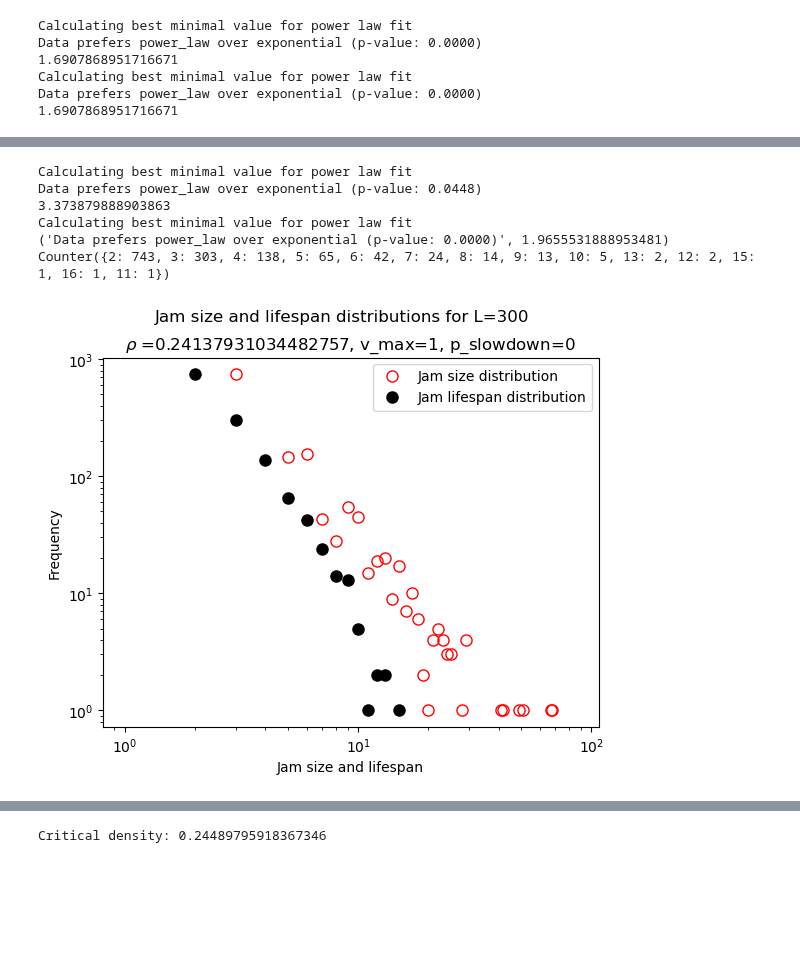
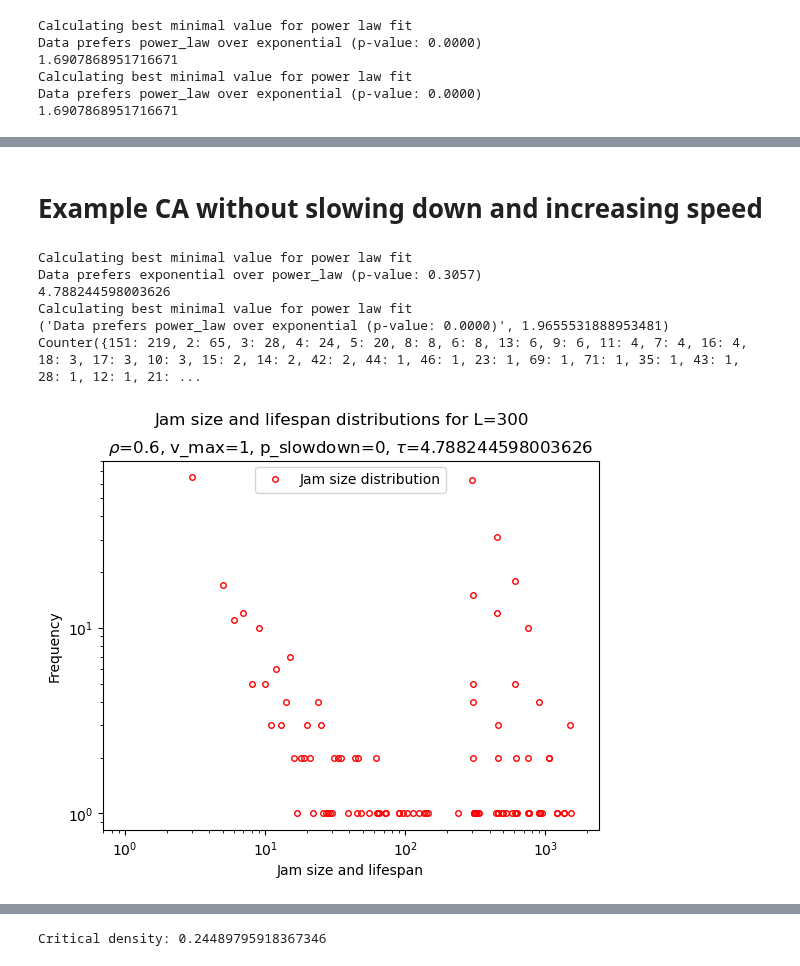
Before and after one commit to ThomasTenDamme/CSS-Group1, a Jupyter notebook: caros_notebook.ipynb, the cells around one changed output, grey strips where cells are left out. Drawn from its saved outputs; the diff is of its cells as text; code cells hidden in the pictures; blank space fills up the shorter version.

```diff
--- a/caros_notebook.ipynb
+++ b/caros_notebook.ipynb
@@ -412,57 +395,60 @@ Counter({2: 5016, 3: 2621, 4: 1725, 5: 1207, 6: 919, 7: 706, 8: 596, 9: 460, 10:
+# %% [markdown]
+# Example CA without slowing down and increasing speed
 # %%
 import sys
 sys.setrecursionlimit(10000)
 
-p = 0.24137931034482757
+p = 0.6 #0.24137931034482757
 L = 300
 T = int(L/2)
-n = 100
+n = 10
 
 # NaSch parameters
-p_slowdown = 0
-v_max = 1
+p_slowdown = 0 #0.3157894736842105
+v_max = 1 #3
 
 # Dynamic parameters
 neighbourhood_size = 3
 entry_chance = 0.01
 exit_chance = 0.01
+
 
 current_state = initial_state_nasch(L=L, p=p, v_max=v_max)
 
 evolution = nasch_step(current_state, v_max=v_max, p_slowdown=p_slowdown,
                        dynamic_model=False, neighbourhood_size=neighbourhood_size,
                        entry_chance=entry_chance, exit_chance=exit_chance)
 
 lifespan_counter, jam_size_counter, evolutions = run_model_stochastic(p, L, T, n, v_max=v_max, p_slowdown = p_slowdown,
                                                                       return_evolutions=True, dynamic_model=False, neighbourhood_size=neighbourhood_size,
                                                                       entry_chance=entry_chance, exit_chance=exit_chance)
 
 
 def power(x,b):
     return x**(-b)
 
 result, exponent = analyze_powerlaw_distribution(list(jam_size_counter.elements()))
 print(result) #print result of power law test
 print(exponent)
 esult_lifespan_test = analyze_powerlaw_distribution(list(lifespan_counter.elements()))
 print(result_lifespan_test) #print result of power law test
 print(lifespan_counter)
 
-plt.loglog(range(1, int(max(jam_size_counter.keys()))), [jam_size_counter[i] for i in range(1, int(max(jam_size_counter.keys())))], 'o', markerfacecolor='none', markeredgecolor='red', markersize=8)
-plt.loglog(range(1, int(max(lifespan_counter.keys()))), [lifespan_counter[i] for i in range(1, int(max(lifespan_counter.keys())))], 'o', color='black', markersize=8)
+plt.loglog(range(1, int(max(jam_size_counter.keys()))), [jam_size_counter[i] for i in range(1, int(max(jam_size_counter.keys())))], 'o', markerfacecolor='none', markeredgecolor='red', markersize=4)
+#plt.loglog(range(1, int(max(lifespan_counter.keys()))), [lifespan_counter[i] for i in range(1, int(max(lifespan_counter.keys())))], 'o', color='black', markersize=8)
 #line to plot the critical exponent line in the plot
 #plt.loglog(range(1, int(max(jam_size_counter.keys()))), power(range(1, int(max(jam_size_counter.keys()))), exponent), '--')
 plt.legend(['Jam size distribution', 'Jam lifespan distribution'])
-plt.title('$\\rho$ =0.24137931034482757, v_max=1, p_slowdown=0')
+plt.title(f'$\\rho$=0.6, v_max=1, p_slowdown=0, $\\tau$={exponent}')
 plt.xlabel('Jam size and lifespan')
 plt.ylabel('Frequency')
 plt.suptitle('Jam size and lifespan distributions for L=300')
 plt.show()
 # %% [output]
 Calculating best minimal value for power law fit
-Data prefers power_law over exponential (p-value: 0.0448)
-3.373879888903863
+Data prefers exponential over power_law (p-value: 0.3057)
+4.788244598003626
 Calculating best minimal value for power law fit
 ('Data prefers power_law over exponential (p-value: 0.0000)', 1.9655531888953481)
-Counter({2: 743, 3: 303, 4: 138, 5: 65, 6: 42, 7: 24, 8: 14, 9: 13, 10: 5, 13: 2, 12: 2, 15: 1, 16: 1, 11: 1})
+Counter({151: 219, 2: 65, 3: 28, 4: 24, 5: 20, 8: 8, 6: 8, 13: 6, 9: 6, 11: 4, 7: 4, 16: 4, 18: 3, 17: 3, 10: 3, 15: 2, 14: 2, 42: 2, 44: 1, 46: 1, 23: 1, 69: 1, 71: 1, 35: 1, 43: 1, 28: 1, 12: 1, 21: ...
-[figure, old version]
+[figure, new version]
```
Also changed, not shown: parts of 13 cells of this notebook.
